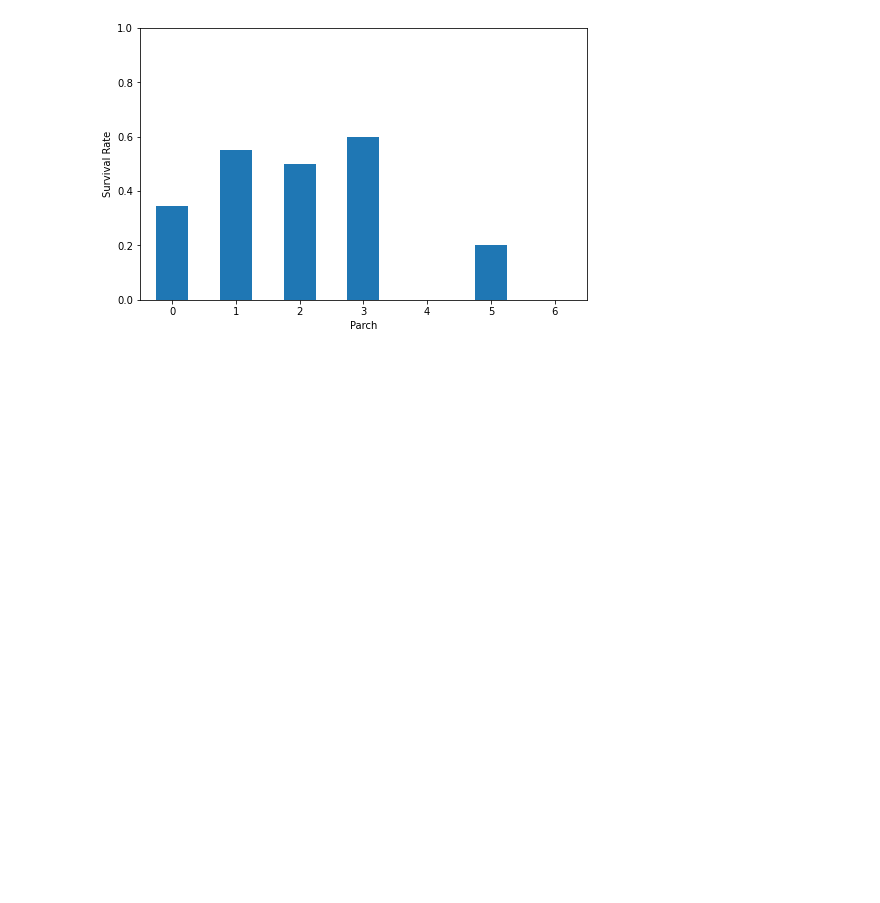
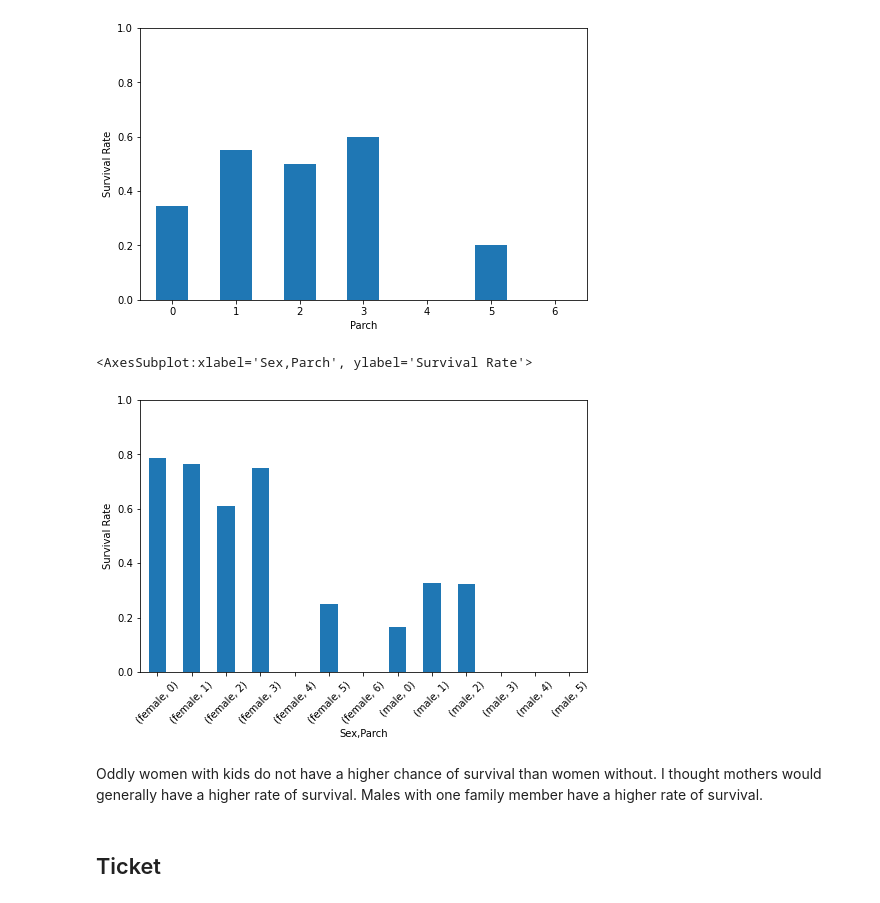
Before and after one commit to tintindas/titanic-kaggle, a Jupyter notebook: eda.ipynb, the cells around one changed output. Cells and saved outputs as stored; diff of their text form; code cells hidden in the pictures; blank space fills up the shorter version.

```diff
--- a/eda.ipynb
+++ b/eda.ipynb
@@ -292,3 +327,12 @@ df.groupby(["Parch"])["Survived"].mean().plot.bar(rot=0, figsize=(8,5), ylim=(0,
 # %% [output]
 <AxesSubplot:xlabel='Parch', ylabel='Survival Rate'>
 [figure]
+# %%
+df.groupby(["Sex", "Parch"])["Survived"].mean().plot.bar(rot=45, figsize=(8,5), ylim=(0,1), ylabel="Survival Rate")
+# %% [output]
+<AxesSubplot:xlabel='Sex,Parch', ylabel='Survival Rate'>
+[figure, added]
+# %% [markdown]
+Oddly women with kids do not have a higher chance of survival than women without. I thought mothers would generally have a higher rate of survival. Males with one family member have a higher rate of survival.
+# %% [markdown]
+## Ticket
```
Also changed, not shown: parts of 28 cells of this notebook, 1 other file.
